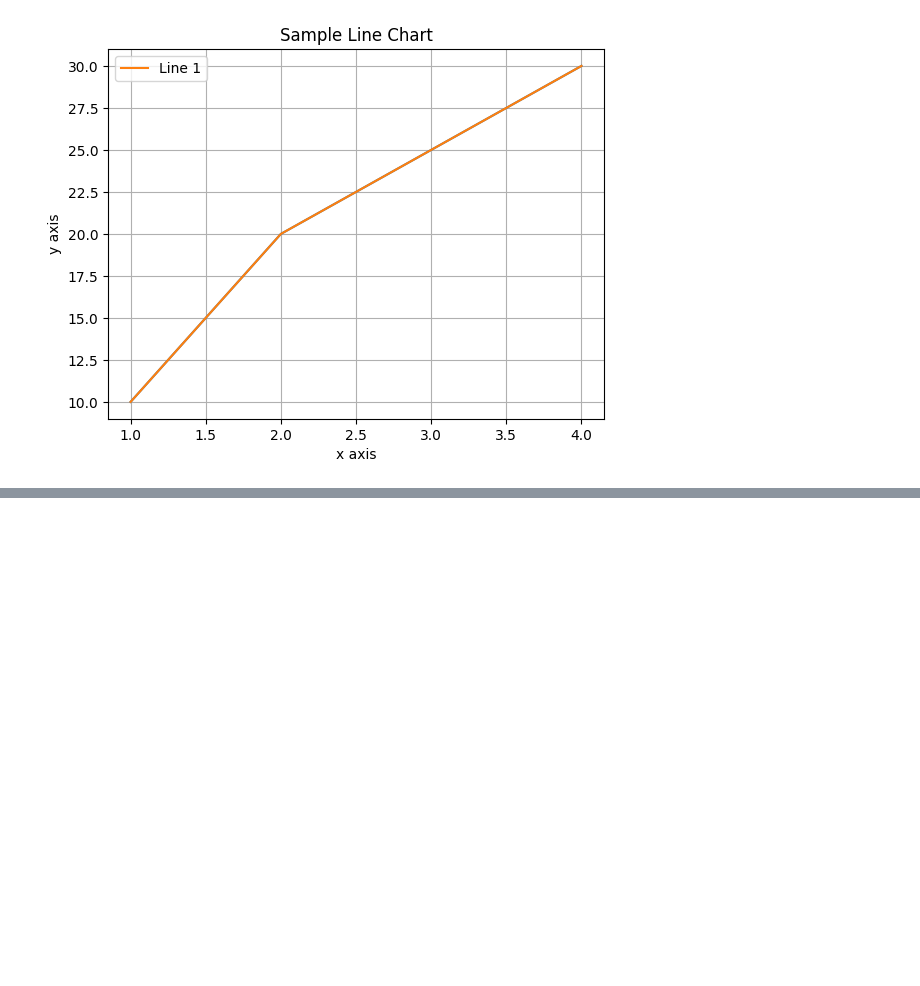
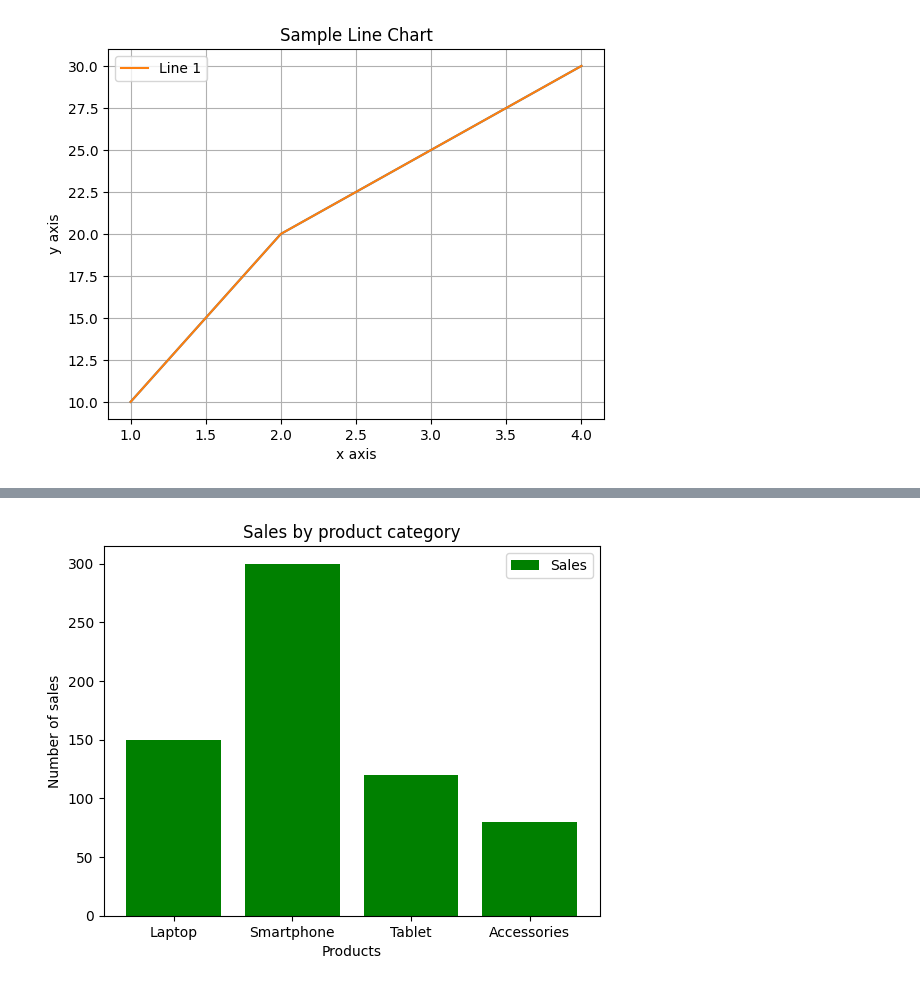
Before and after one commit to vittyGalaxy/py-training, a Jupyter notebook: Pandas, Matplotlib, Seaborn.ipynb, the cells around one changed output, grey strips where cells are left out. Saved outputs shown, nothing was run; the diff lists cells and outputs as text; code cells hidden in the pictures; blank space fills up the shorter version.

```diff
--- a/Pandas, Matplotlib, Seaborn.ipynb
+++ b/Pandas, Matplotlib, Seaborn.ipynb
@@ -401,0 +421,18 @@ plt.show()
+# %%
+import matplotlib.pyplot as plt
+
+# Grafico a barre
+products = ["Laptop", "Smartphone", "Tablet", "Accessories"]
+sales = [150, 300, 120, 80]
+
+fig, ax = plt.subplots()
+
+ax.bar(products, sales, color="green", label="Sales")
+
+ax.set_title("Sales by product category")
+ax.set_xlabel("Products")
+ax.set_ylabel("Number of sales")
+ax.legend()
+plt.show()
+# %% [output]
+[figure, added]
```
Also changed, not shown: parts of 3 cells of this notebook.
